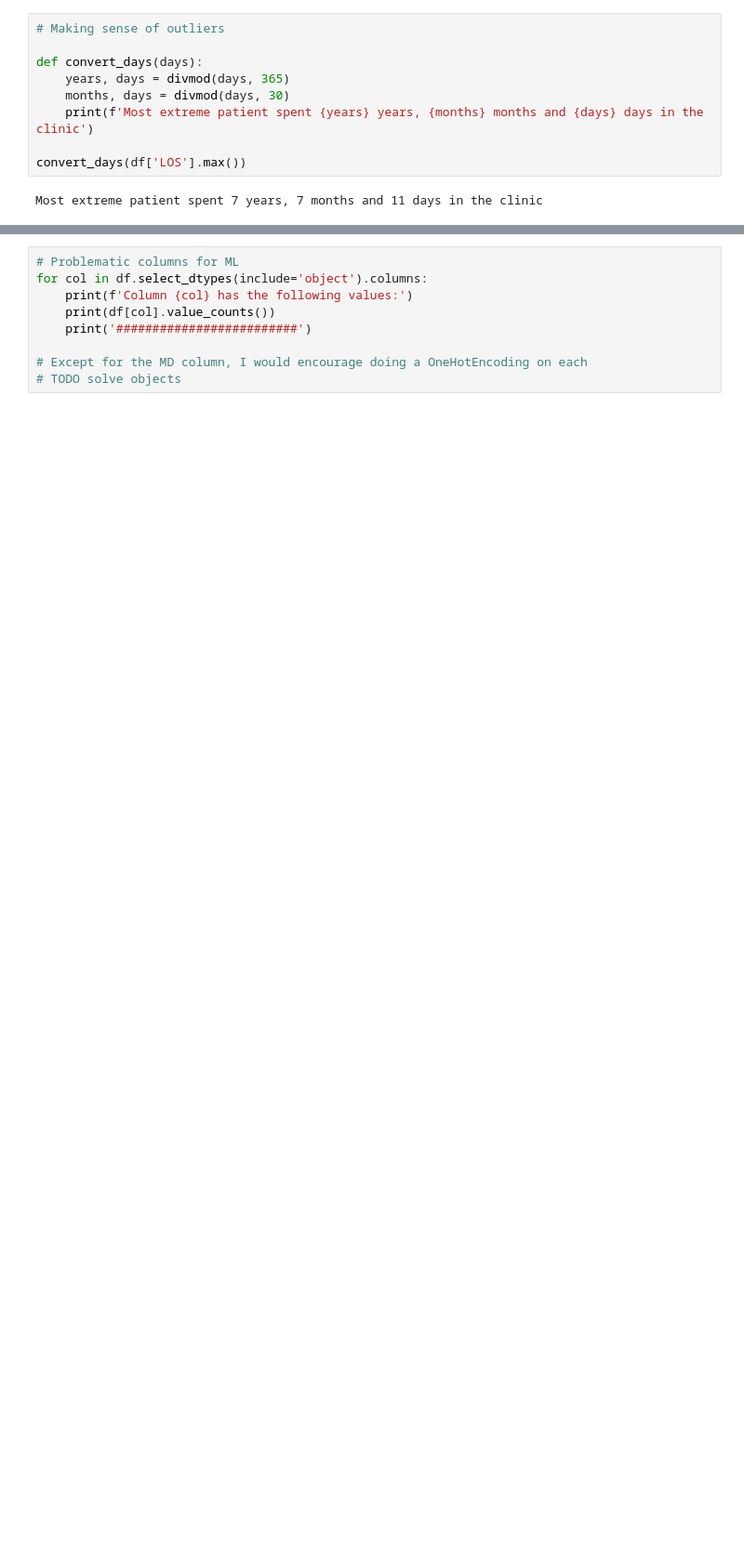
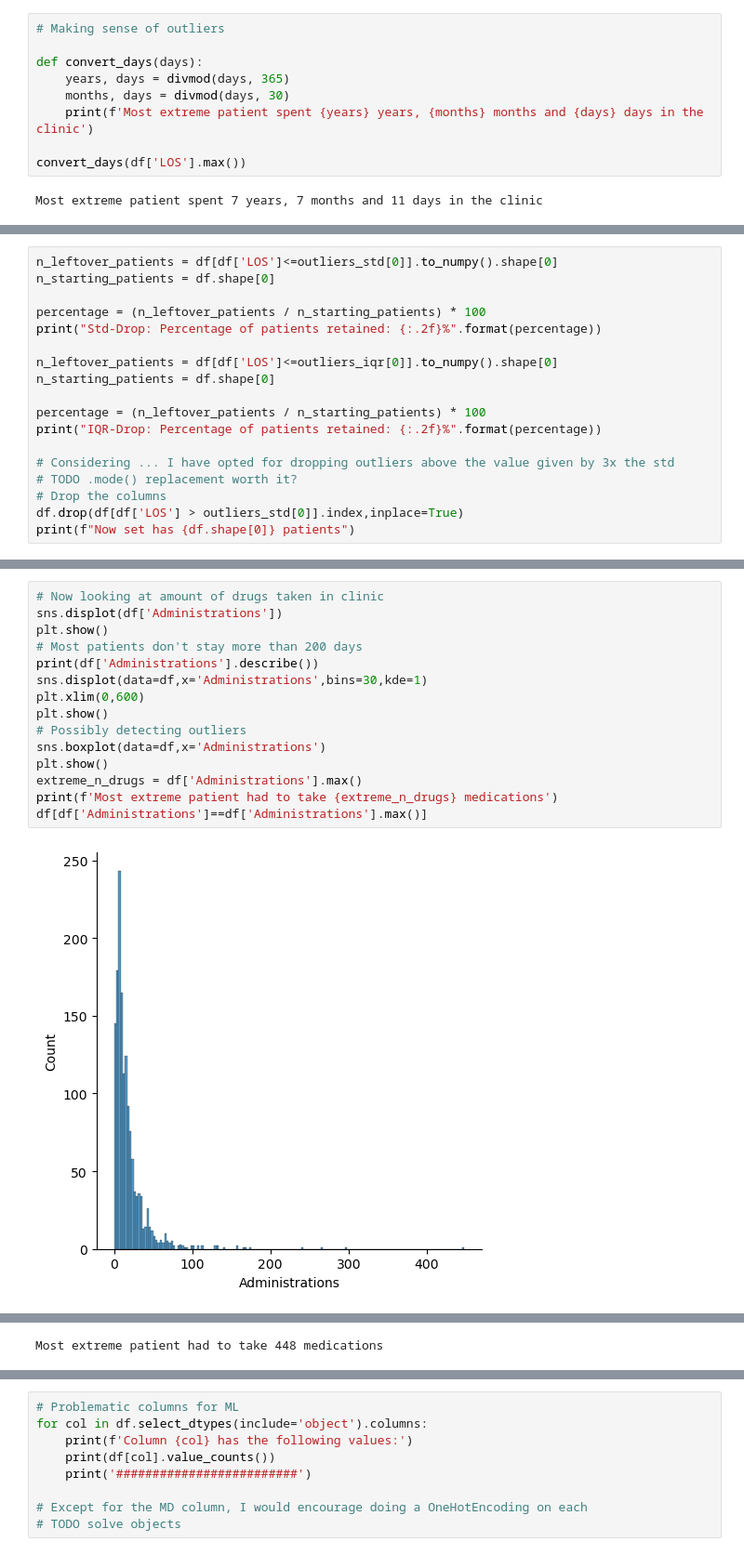
Before and after one commit to olsonperrensen/MLcomposer, a Jupyter notebook: Feature engineering.ipynb, the cells around one changed output, grey strips where cells are left out. Shown at 93% size. Drawn from its saved outputs; the diff is of its cells as text; blank space fills up the shorter version.

Commit message:
better outlier drop

```diff
--- a/Feature engineering.ipynb
+++ b/Feature engineering.ipynb
@@ -224,0 +260,18 @@ Now set has 1381 patients
+# %%
+n_leftover_patients = df[df['LOS']<=outliers_std[0]].to_numpy().shape[0]
+n_starting_patients = df.shape[0]
+
+percentage = (n_leftover_patients / n_starting_patients) * 100
+print("Std-Drop: Percentage of patients retained: {:.2f}%".format(percentage))
+
+n_leftover_patients = df[df['LOS']<=outliers_iqr[0]].to_numpy().shape[0]
+n_starting_patients = df.shape[0]
+
+percentage = (n_leftover_patients / n_starting_patients) * 100
+print("IQR-Drop: Percentage of patients retained: {:.2f}%".format(percentage))
+
+# Considering ... I have opted for dropping outliers above the value given by 3x the std
+# TODO .mode() replacement worth it?
+# Drop the columns
+df.drop(df[df['LOS'] > outliers_std[0]].index,inplace=True)
+print(f"Now set has {df.shape[0]} patients")
@@ -224,0 +282,17 @@ Now set has 1381 patients
+# %%
+# Now looking at amount of drugs taken in clinic
+sns.displot(df['Administrations'])
+plt.show()
+# Most patients don't stay more than 200 days
+print(df['Administrations'].describe())
+sns.displot(data=df,x='Administrations',bins=30,kde=1)
+plt.xlim(0,600)
+plt.show()
+# Possibly detecting outliers
+sns.boxplot(data=df,x='Administrations')
+plt.show()
+extreme_n_drugs = df['Administrations'].max()
+print(f'Most extreme patient had to take {extreme_n_drugs} medications')
+df[df['Administrations']==df['Administrations'].max()]
+# %% [output]
+[figure, added]
@@ -224,0 +310 @@ Now set has 1381 patients
+Most extreme patient had to take 448 medications
```
Also changed, not shown: parts of 4 cells of this notebook.
